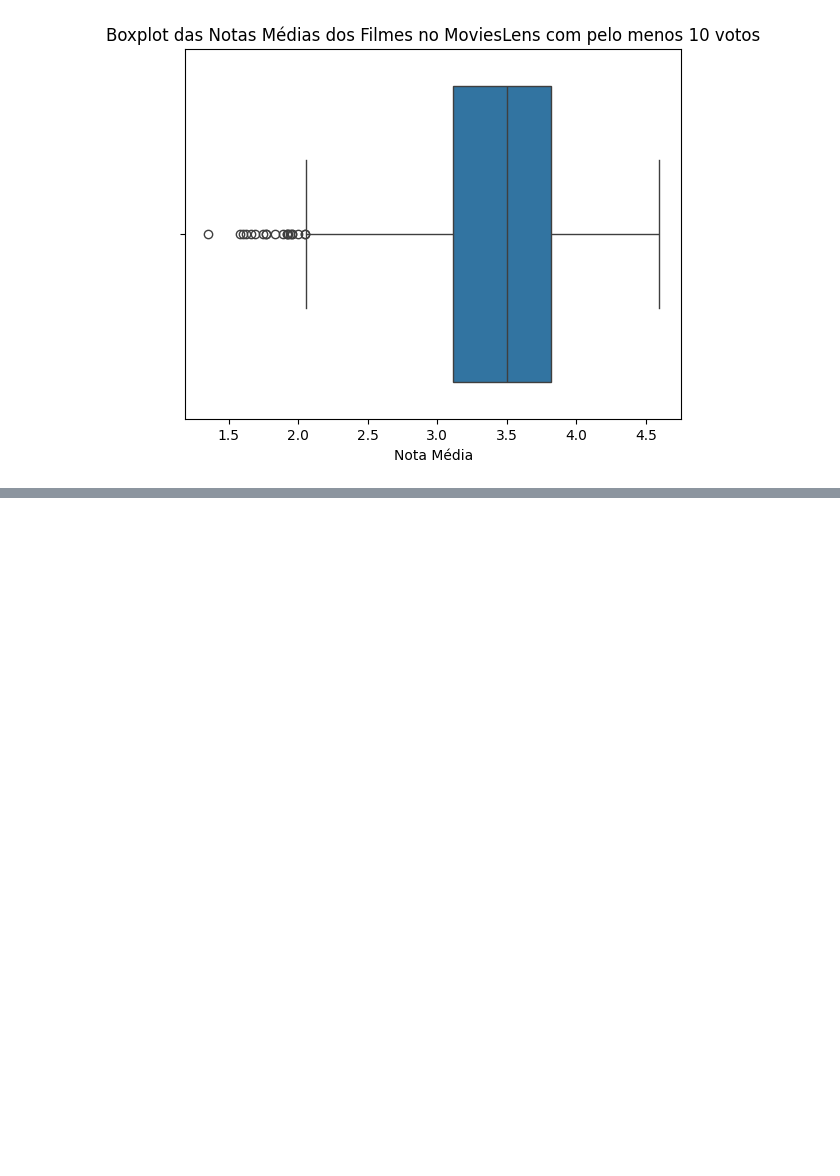
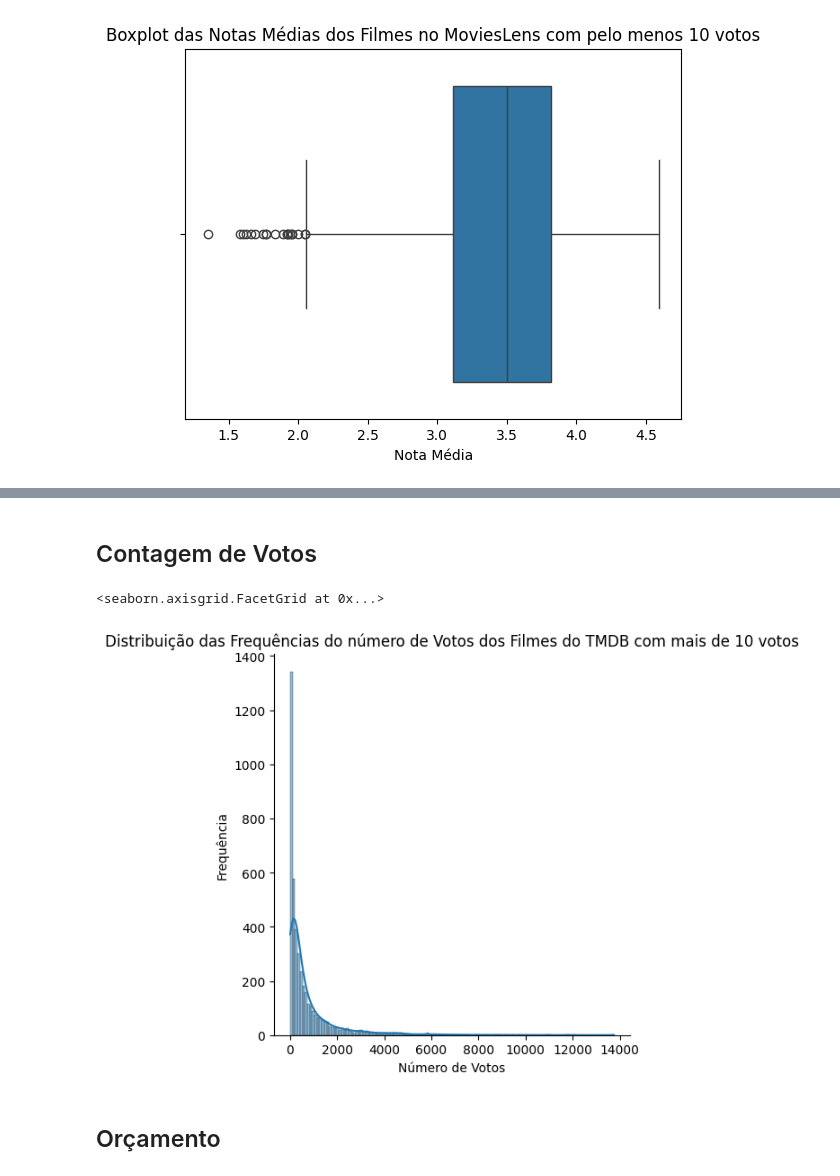
Before and after one commit to lemaldonadogm/Courses, a Jupyter notebook: Statistics/data-science-introducao-a-testes-estatisticos-com-python-aula0/Curso_testes_estatísticos_Data_Sciente.ipynb, the cells around one changed output, grey strips where cells are left out. Drawn from its saved outputs; the diff is of its cells as text; code cells hidden in the pictures; blank space fills up the shorter version.

```diff
--- a/Statistics/data-science-introducao-a-testes-estatisticos-com-python-aula0/Curso_testes_estatísticos_Data_Sciente.ipynb
+++ b/Statistics/data-science-introducao-a-testes-estatisticos-com-python-aula0/Curso_testes_estatísticos_Data_Sciente.ipynb
@@ -248,0 +269,14 @@ Text(0.5, 0, 'Nota Média')
+# %% [markdown]
+## Contagem de Votos
+# %%
+ax = sns.displot(tmdb_com_mais_de_10_votos['vote_count'], kde = True)
+ax.set(title='Distribuição das Frequências do número de Votos dos Filmes do TMDB com mais de 10 votos')
+ax.set_xlabels('Número de Votos')
+ax.set_ylabels('Frequência')
+
+## Lembra uma distribuição exponencial... Faz sentido, pois filmes muitos populares são poucos, enquanto existem muitos filmes pouco populares.
+# %% [output]
+<seaborn.axisgrid.FacetGrid at 0x...>
+[figure, added]
+# %% [markdown]
+## Orçamento
```
Also changed, not shown: parts of 54 cells of this notebook, 1 other file.
